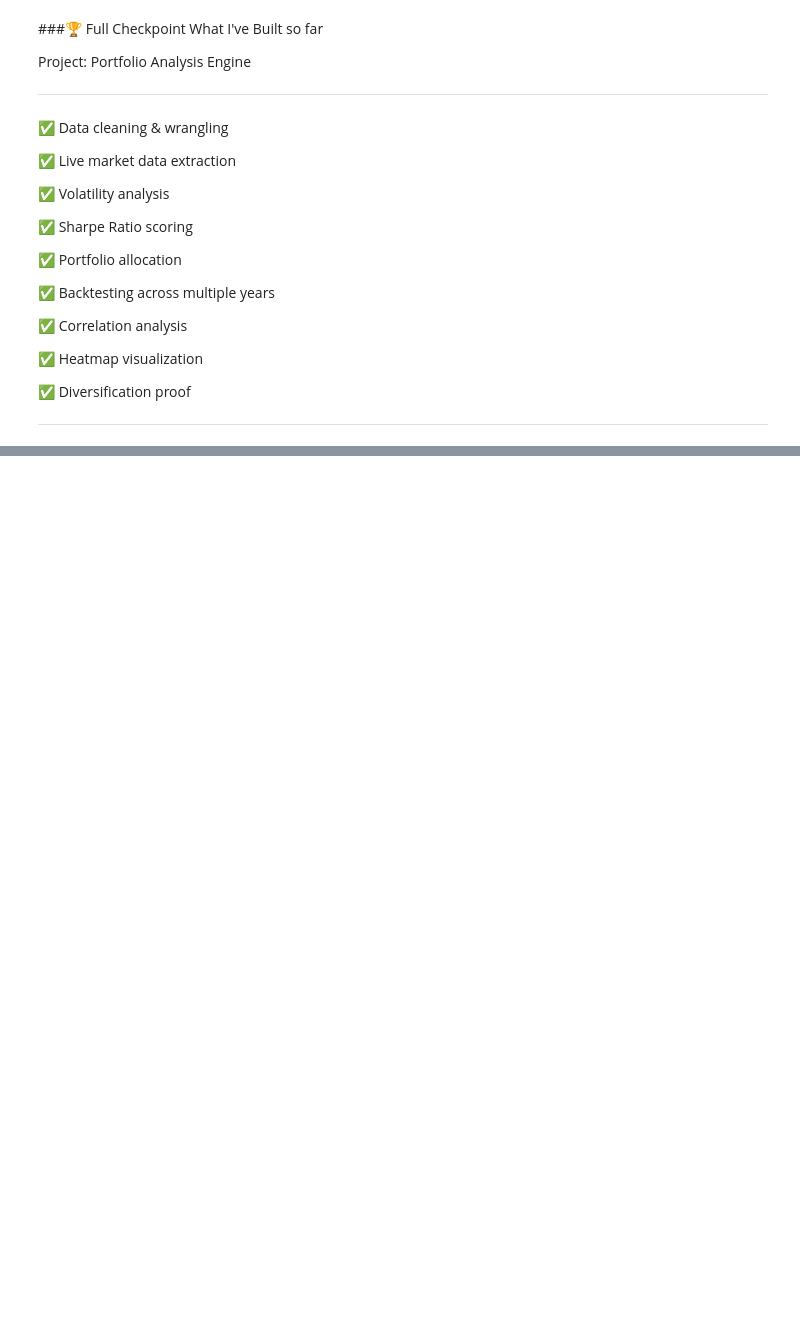
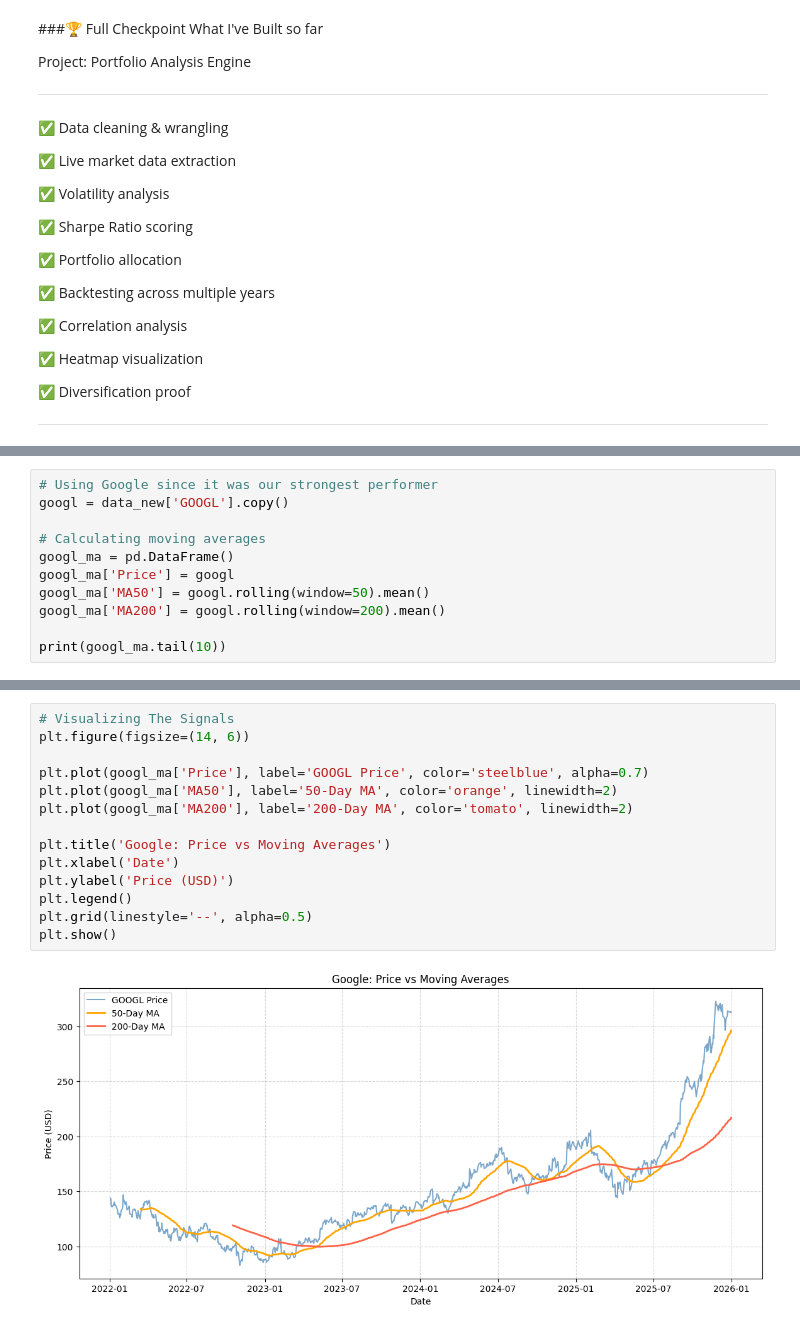
Before and after one commit to Markwema86/Portfolio-Analysis-Engine, a Jupyter notebook: Portfolio_Analysis_Engine.ipynb, the cells around one changed output, grey strips where cells are left out. Cells and saved outputs as stored; diff of their text form; blank space fills up the shorter version.

```diff
--- a/Portfolio_Analysis_Engine.ipynb
+++ b/Portfolio_Analysis_Engine.ipynb
@@ -928,0 +950,11 @@ Project: Portfolio Analysis Engine
+# %%
+# Using Google since it was our strongest performer
+googl = data_new['GOOGL'].copy()
+
+# Calculating moving averages
+googl_ma = pd.DataFrame()
+googl_ma['Price'] = googl
+googl_ma['MA50'] = googl.rolling(window=50).mean()
+googl_ma['MA200'] = googl.rolling(window=200).mean()
+
+print(googl_ma.tail(10))
@@ -928,0 +974,16 @@ Project: Portfolio Analysis Engine
+# %%
+# Visualizing The Signals
+plt.figure(figsize=(14, 6))
+
+plt.plot(googl_ma['Price'], label='GOOGL Price', color='steelblue', alpha=0.7)
+plt.plot(googl_ma['MA50'], label='50-Day MA', color='orange', linewidth=2)
+plt.plot(googl_ma['MA200'], label='200-Day MA', color='tomato', linewidth=2)
+
+plt.title('Google: Price vs Moving Averages')
+plt.xlabel('Date')
+plt.ylabel('Price (USD)')
+plt.legend()
+plt.grid(linestyle='--', alpha=0.5)
+plt.show()
+# %% [output]
+[figure, added]
```
Also changed, not shown: parts of 74 cells of this notebook.
